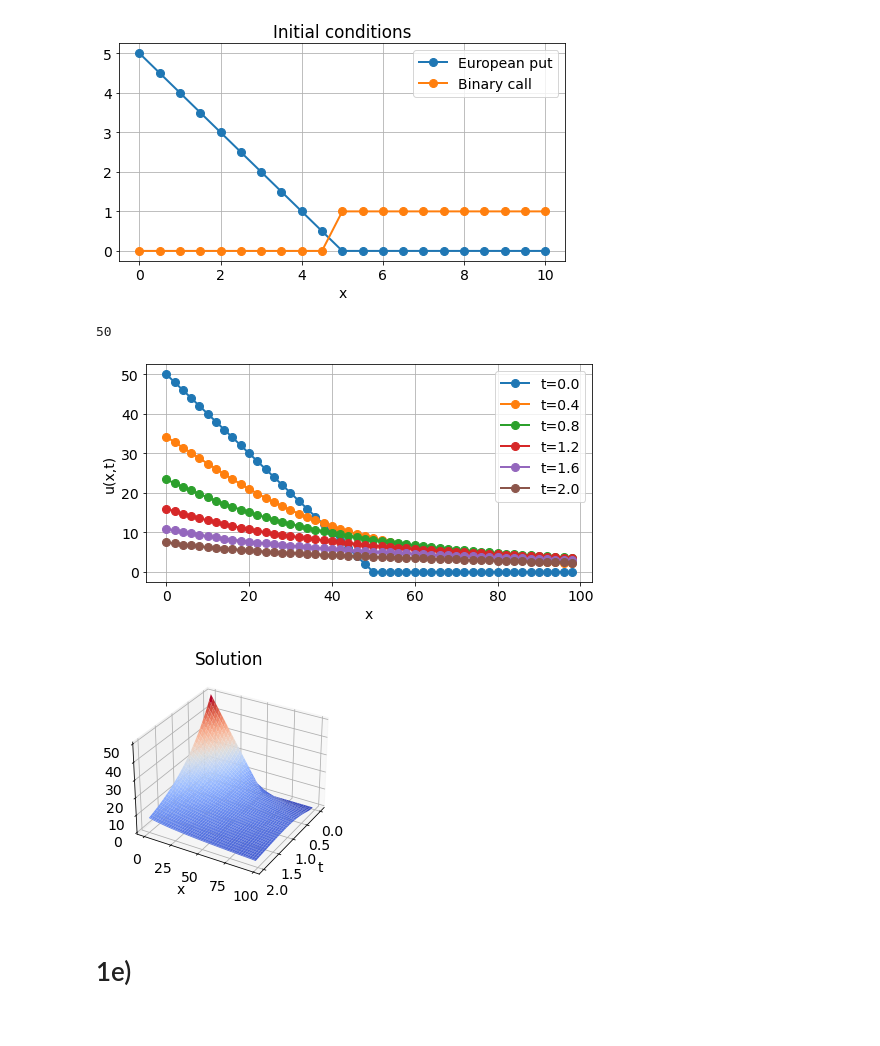
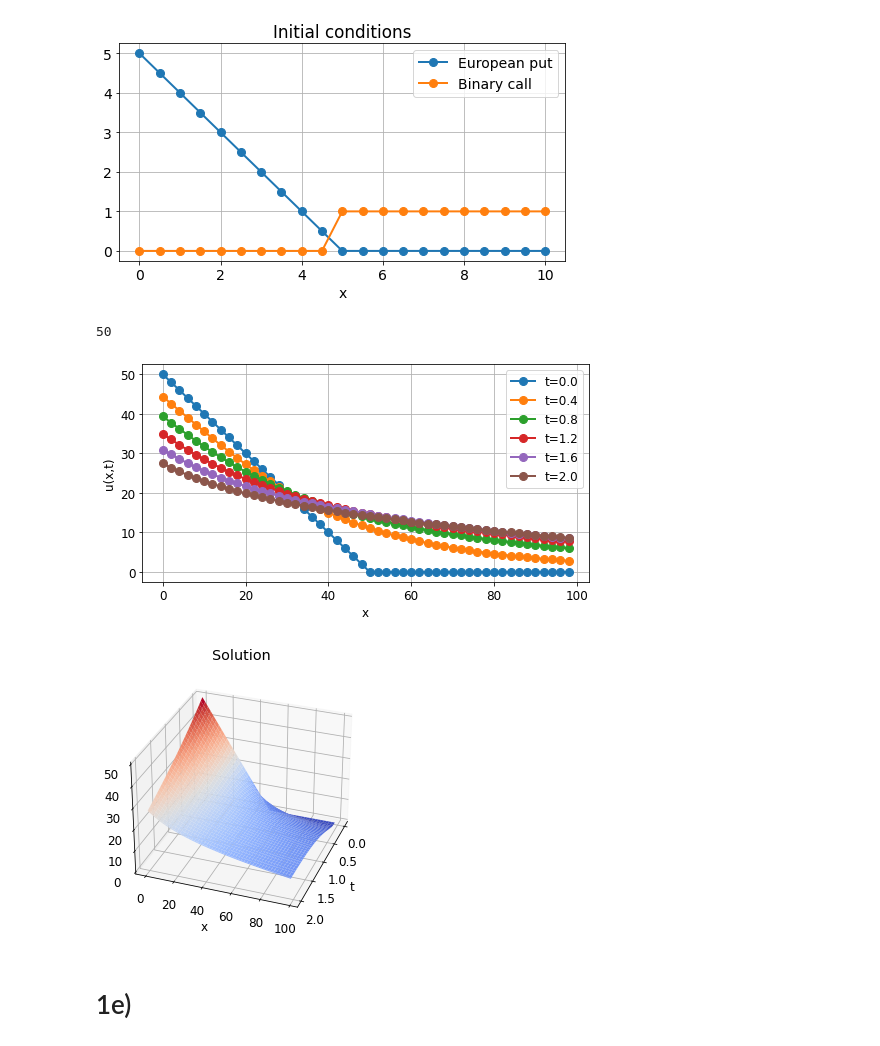
Before and after one commit to aledha/TMA4212-NumDiffDiff, a Jupyter notebook: Exercise 3/Ex 3.ipynb, the cells around one changed output. Saved outputs shown, nothing was run; the diff lists cells and outputs as text; code cells hidden in the pictures.

```diff
--- a/Exercise 3/Ex 3.ipynb
+++ b/Exercise 3/Ex 3.ipynb
@@ -138,7 +138,7 @@ t = np.linspace(0,T,N+1)
 # Parameters
 sigma = 1
 r = 0.01
-c = 0.95
+c = 0.3
 K = 50
 params = [sigma, r, c, K]
 
@@ -160,35 +160,35 @@ elif init == 'EP':
     # Plotting variables for later
     plot_from = 0
     plot_to = int(K*M/R * 2)
     print(plot_to)
 
 BCR = g(np.repeat(R, N+1))          # u(R, t) = u(R, 0)
 BCs = [BC0, BCR]
 
 def f(x, t):                        # RHS
     return 0 * t
 
 x, t, U = CN(g, f, BCs, params, M, N, R, T)
 
 # Plotting
 plt.figure(1)
 plt.clf()
 tplots = np.linspace(0,t[-1],6)
 k = t[1]-t[0]
 for tn in tplots:
     n = int(tn/k)
     tn = n*k
     plt.plot(x[plot_from:plot_to],U[plot_from:plot_to,n],'-o',label='t={:.1f}'.format(tn))
 plt.xlabel('x')
 plt.ylabel('u(x,t)')
 plt.legend()
 plt.show()
 # Make a 3-d plot
 plot_solution(x[plot_from:plot_to], t, U[plot_from:plot_to, :], txt='Solution')
 # %% [output]
 50
-[figure, old version]
+[figure, new version]
-[figure, old version]
+[figure, new version]
 # %% [markdown]
 # 1e)
 # %% [markdown]
```
Also changed, not shown: parts of 4 cells of this notebook.
